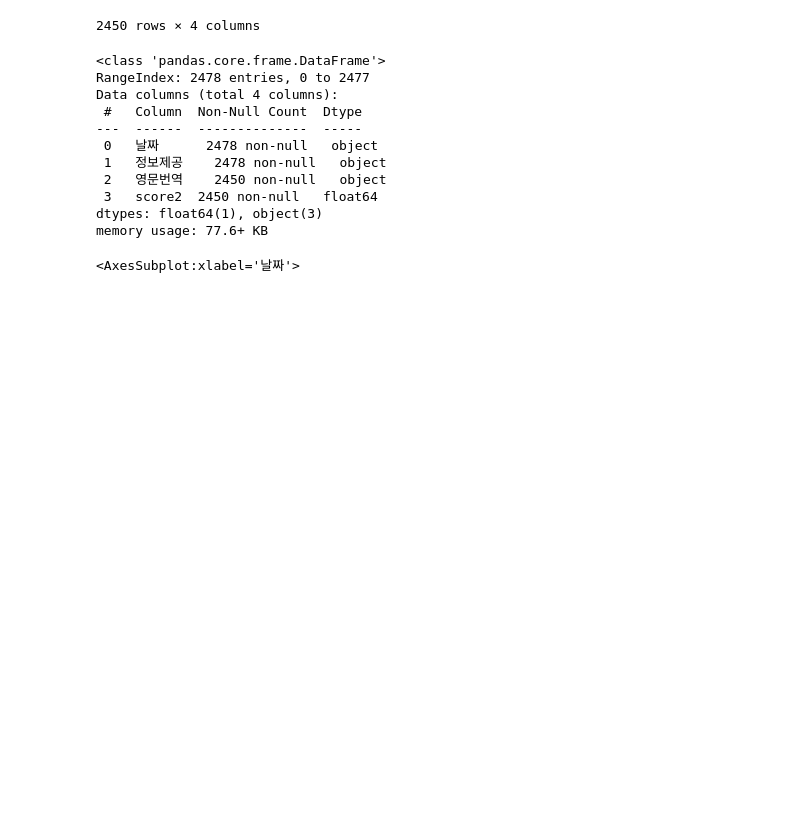
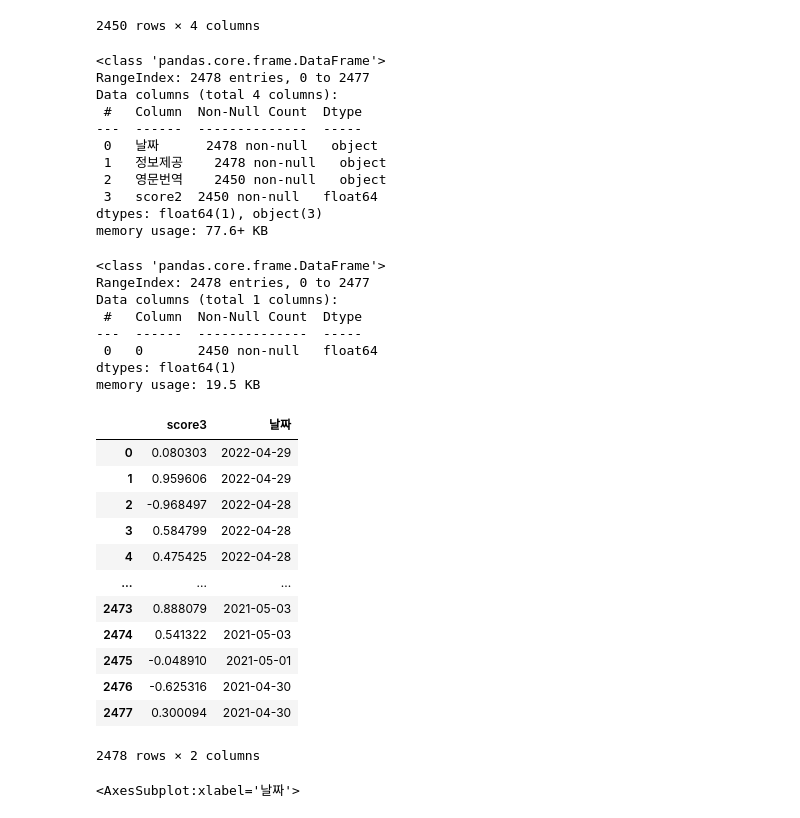
Before and after one commit to jjh0987/big_data_prac, a Jupyter notebook: big_data/lecture/week18/final07.ipynb, the cells around one changed output. Cells and saved outputs as stored; diff of their text form; code cells hidden in the pictures; blank space fills up the shorter version.

```diff
--- a/big_data/lecture/week18/final07.ipynb
+++ b/big_data/lecture/week18/final07.ipynb
@@ -48,6 +48,38 @@ Data columns (total 4 columns):
  3   score2  2450 non-null   float64
 dtypes: float64(1), object(3)
 memory usage: 77.6+ KB
+# %%
+import pandas as pd
+data3 = pd.read_csv('/Users/junho/Desktop/data/final_csv/score3.csv').drop('Unnamed: 0',axis=1)
+data3.columns
+data3.dropna()
+data3.rename(columns={'score1':'score2'},inplace=True)
+data3.info()
+data3['날짜'] = data2['날짜']
+data3.rename(columns={'0':'score3'},inplace=True)
+data3
+# %% [output]
+<class 'pandas.core.frame.DataFrame'>
+RangeIndex: 2478 entries, 0 to 2477
+Data columns (total 1 columns):
+ #   Column  Non-Null Count  Dtype
+---  ------  --------------  -----
+ 0   0       2450 non-null   float64
+dtypes: float64(1)
+memory usage: 19.5 KB
+|  | score3 | 날짜 |
+| 0 | 0.080303 | 2022-04-29 |
+| 1 | 0.959606 | 2022-04-29 |
+| 2 | -0.968497 | 2022-04-28 |
+| 3 | 0.584799 | 2022-04-28 |
+| 4 | 0.475425 | 2022-04-28 |
+| ... | ... | ... |
+| 2473 | 0.888079 | 2021-05-03 |
+| 2474 | 0.541322 | 2021-05-03 |
+| 2475 | -0.048910 | 2021-05-01 |
+| 2476 | -0.625316 | 2021-04-30 |
+| 2477 | 0.300094 | 2021-04-30 |
+2478 rows × 2 columns
 # %%
 data1['날짜'] = pd.to_datetime(data1['날짜'],format='%Y-%m-%d')
 data2['날짜'] = pd.to_datetime(data2['날짜'],format='%Y-%m-%d')
```
Also changed, not shown: parts of 21 cells of this notebook, 1 other file.
